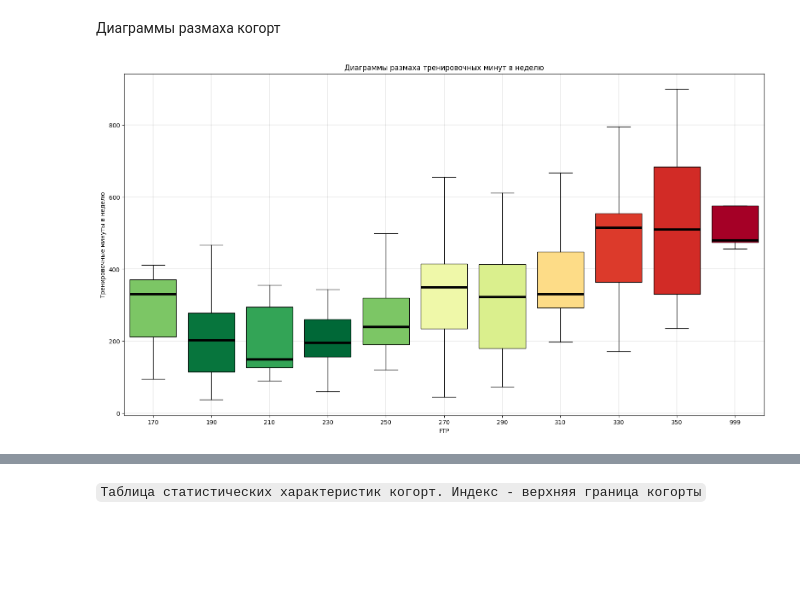
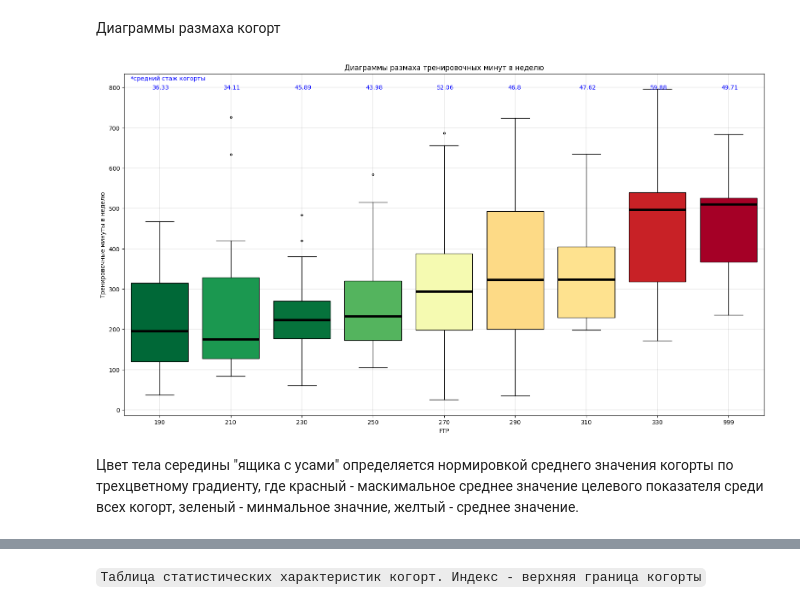
Before and after one commit to delffine/Pet-projects, a Jupyter notebook: bike_train_duration/veloopros.ipynb, the cells around one changed output, grey strips where cells are left out. Saved outputs shown, nothing was run; the diff lists cells and outputs as text; code cells hidden in the pictures; blank space fills up the shorter version.

```diff
--- a/bike_train_duration/veloopros.ipynb
+++ b/bike_train_duration/veloopros.ipynb
@@ -419,0 +435,2 @@ plt.show()
+# %%
+data = data.query('ftp_c <= @ftp_lim & stag_r <= @stag_minute_lim & bike_minute <= @bike_minute_lim')
@@ -420 +441,3 @@ plt.show()
+# %%
+data = data.reset_index(drop = True)
 # %% [markdown]
@@ -483,0 +523,9 @@ print(f'Коэффициент линиейной аппроксимации FTP
+# %%
+f, ax = plt.subplots(1, 2, figsize=(12,5))
+
+ax[0].scatter(data['stag_r'], data['ftp_c'])
+ax[0].set_title('Стаж / FTP')
+ax[1].scatter(data['stag_r'], data['bike_minute'])
+ax[1].set_title('Стаж / Веломинуты')
+plt.suptitle('Диаграммы рассеяния FTP и веломинут от стажа')
+plt.show()
@@ -487,15 +541,19 @@ print(f'Коэффициент линиейной аппроксимации FTP
 Разделим спортменов на когорты **по завяленным FTP** - от 170 до 350+ с шагом в 20 ватт
 # %%
 ftp_describe = pd.DataFrame(columns = ('count', 'mean', 'std', 'min', '25%', '50%', '75%', 'max'))
+ftp_stag_describe = pd.DataFrame(columns = ('count', 'mean', 'std', 'min', '25%', '50%', '75%', 'max'))
+
 qstr_last = ''
 ftpbox = dict()
-for i in range(170, 370, 20):
+for i in range(190, 350, 20):
     qstr = qstr_last + 'ftp_c <= ' + str(i)
     #print(qstr)
-    ftpbox[i]= data.query(qstr)['bike_minute']
-    ftp_describe.loc[i] = ftpbox[i].describe()
+    ftpbox[i]= data.query(qstr)[['bike_minute', 'stag_r']]
+    ftp_describe.loc[i] = ftpbox[i]['bike_minute'].describe()
+    ftp_stag_describe.loc[i] = ftpbox[i]['stag_r'].describe()
     qstr_last =  str(i) + ' < '
-ftpbox[999]= data.query('350 < ftp_c')['bike_minute']
-ftp_describe.loc[999] = ftpbox[999].describe()
+ftpbox[999]= data.query('330 < ftp_c')[['bike_minute', 'stag_r']]
+ftp_describe.loc[999] = ftpbox[999]['bike_minute'].describe()
+ftp_stag_describe.loc[999] = ftpbox[999]['stag_r'].describe()
 # %% [markdown]
 `Таблица статиcтичеcких характеристик когорт. Индекс - верхняя граница когорты`
@@ -519,17 +575,22 @@ ftp_describe
 # %%
 c = gradient_by_value(ftp_describe['mean'])
 i = 0
 
 fig = plt.figure(figsize = (15, 8))
 ax = fig.add_axes([0, 0, 1, 1])
 for fb in ftpbox:
-    ax.boxplot(ftpbox[fb], positions=[i], labels = [fb], widths = 0.8 , sym = '',\
+    ax.boxplot(ftpbox[fb]['bike_minute'], positions=[i], labels = [fb], widths = 0.8 , sym = '.',\
                patch_artist=True, boxprops=dict(facecolor=c[i]), medianprops=dict(color='black', linewidth=4))
+    ax.text(i-0.1, ftp_describe['max'].max(), f"{round(ftp_stag_describe.loc[fb, 'mean'], 2)}", color= 'blue')
     i +=1
+
+plt.annotate('*средний стаж когорты', color = 'blue', xy=(0.01, 0.98), xycoords='axes fraction')
 plt.title('Диаграммы размаха тренировочных минут в неделю')
 plt.xlabel('FTP')
 plt.ylabel('Тренировочные минуты в неделю')
 plt.grid(color='black', linestyle='-', linewidth=0.1)
 plt.show()
 # %% [output]
-[figure, old version]
+[figure, new version]
+# %% [markdown]
+Цвет тела середины "ящика с усами" определяется нормировкой среднего значения когорты по трехцветному градиенту, где красный - маскимальное среднее значение целевого показателя среди всех когорт, зеленый - минмальное значние, желтый - среднее значение.
```
Also changed, not shown: parts of 136 cells of this notebook.
